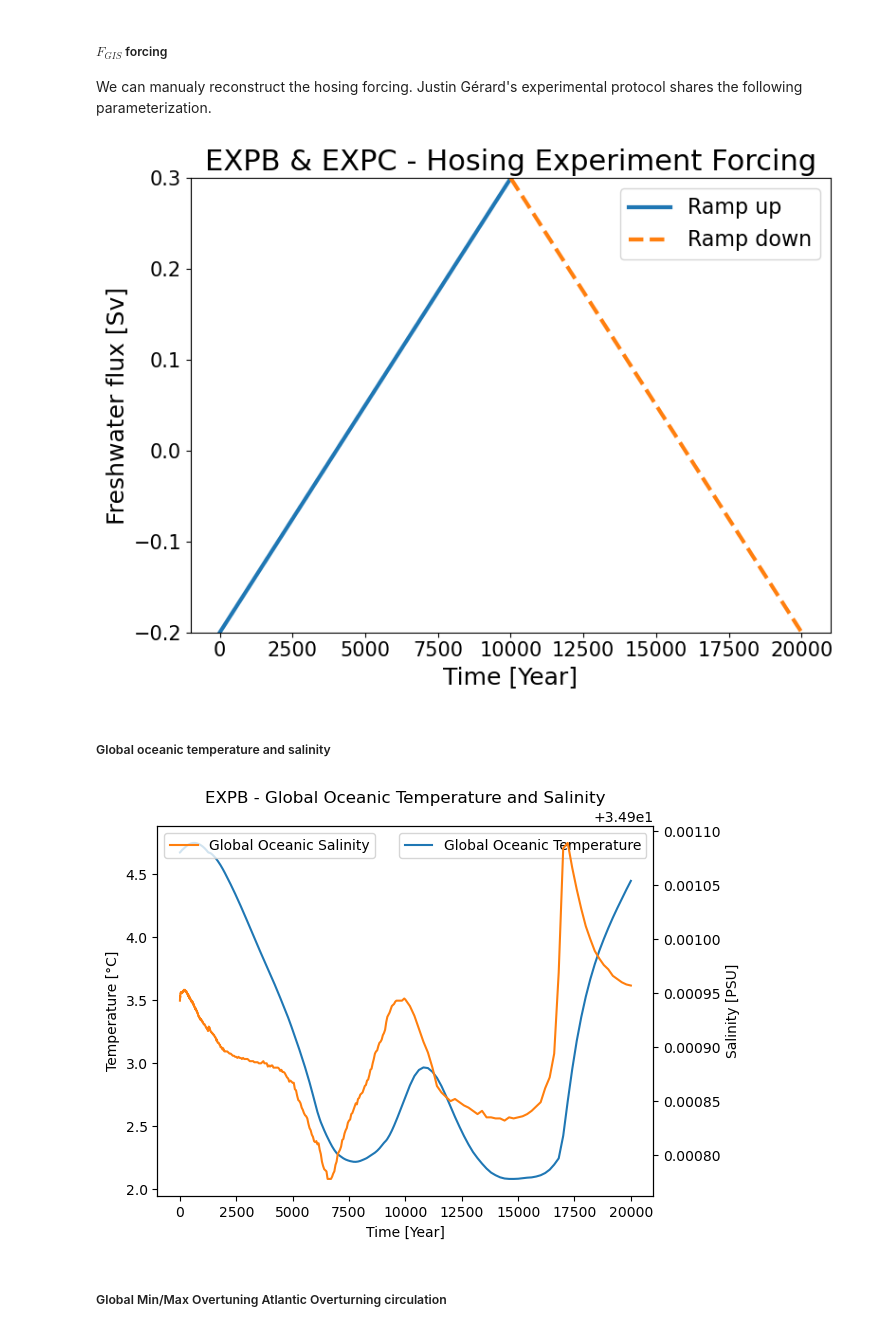
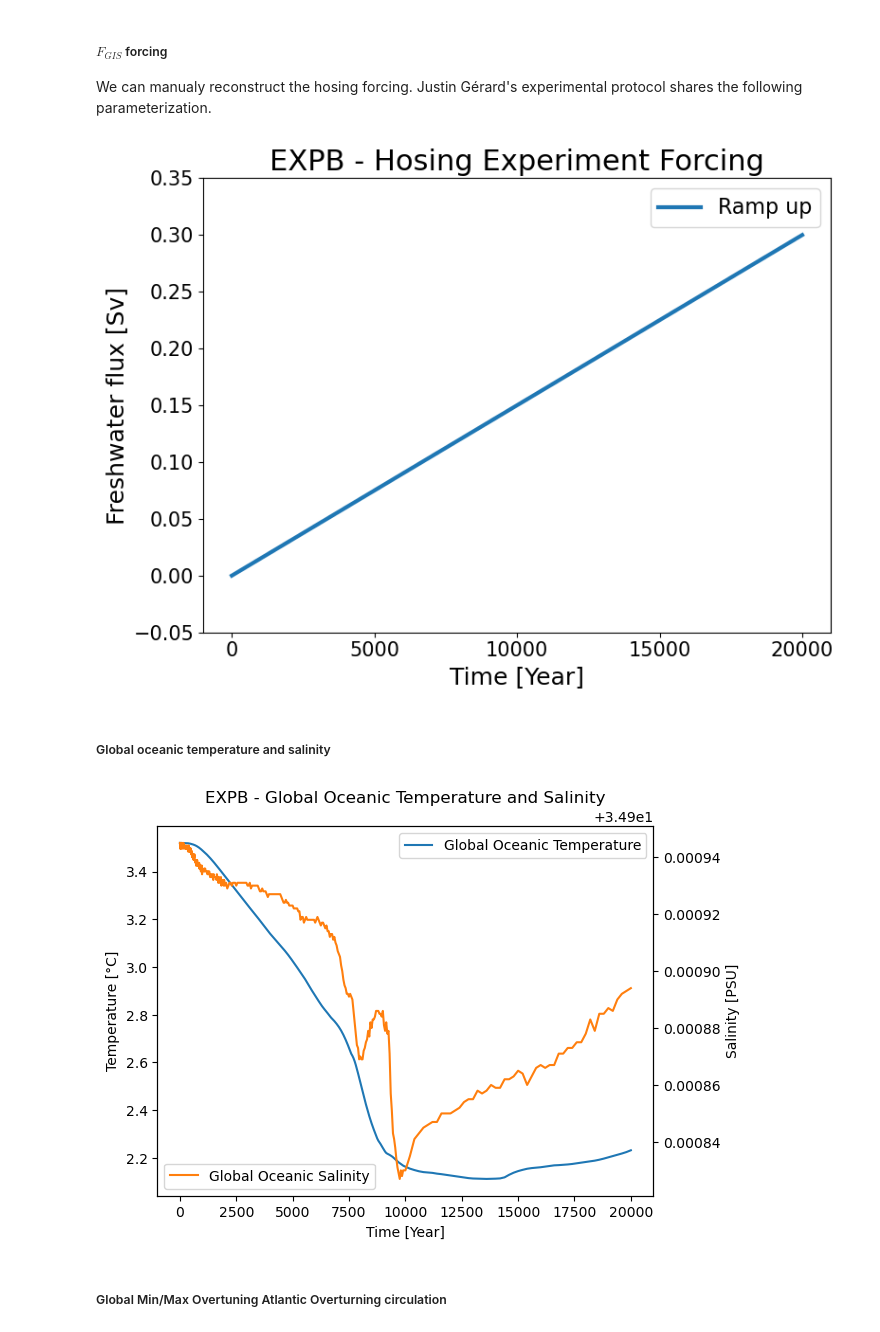
Before and after one commit to VUB-HYDR/2025_Laridon_etal_ORE, a Jupyter notebook: ATCM.ipynb, the cells around one changed output. Saved outputs shown, nothing was run; the diff lists cells and outputs as text; code cells hidden in the pictures.

```diff
--- a/ATCM.ipynb
+++ b/ATCM.ipynb
@@ -73,7 +73,7 @@ import heapq
 
 Files containing data necessary for running SURFER are available in the folder SURFER_v3 available on [url_link] In the cell below, please enter the path to where you downloaded the folder SURFER_v3 on your machine.
 # %%
-base_path = 'C:\\Users\\AL000111\\Documents\\Publication\\Laridon_et_al_2025'
+base_path = 'C:\\Users\\AL000111\\Documents\\Publication\\Laridon_et_al_ORE_2025'
 # %% [markdown]
 By default, the figures produces in this notebook will be saved in `/figures/ATCM` repository. You can specify another path if you want.
 # %%
@@ -502,43 +502,43 @@ The experiments are the following :
 # %%
 ################################# Personnal data path #####################################
 
-base_path_cGenie_sim = os.path.join(base_path,'data\\cGenie simulations\\')
+base_path_cGenie_sim = os.path.join(base_path,'data\\cGenie simulations\\Paper Simulations')
 
-personal_data_path_ExpA = os.path.join(base_path_cGenie_sim,'bifurcation_CO2\\biogem\\')
-personal_data_path_ExpB = os.path.join(base_path_cGenie_sim,'bifurcation_freshwater_flux_50_and_70_N_0.2Sv_sal_cst\\biogem\\')
+personal_data_path_ExpA = os.path.join(base_path_cGenie_sim,'JG.worjh2.T_collapse.SPIN\\biogem\\')
+personal_data_path_ExpB = os.path.join(base_path_cGenie_sim,'JG.worjh2.fw_collapse.SPIN\\biogem\\')
 
 ###################################### Reading data ######################################
 
 ############################# Exp A ##################################
-
+0.279723E-03
 ## CO2 Forcing ##
 forcing_CO_2 = pd.read_table(personal_data_path_ExpA+"biogem_series_atm_pCO2_mod.res",header=1,sep=",")
-global_pCO2 = forcing_CO_2["0.279984E-03"]
+global_pCO2 = forcing_CO_2["0.279723E-03"]
 year_ExpA = forcing_CO_2["0.500"]
 time_ramp_up_ExpA = year_ExpA[0:499]
 time_ramp_down_ExpA = year_ExpA[498:]
 
 ## Temperature Forcing ##
 forcing_temp = pd.read_table(personal_data_path_ExpA+"biogem_series_atm_temp.res", header=1, sep=",")
-global_sat = forcing_temp["12.268095"]
+global_sat = forcing_temp["12.302803"]
 
 ## Oceanic Temperature ##
 
 ocn_temp_data_ExpA = pd.read_table(personal_data_path_ExpA+'biogem_series_ocn_temp.res',header=1,sep=',')
-ocn_temp_ExpA = ocn_temp_data_ExpA["3.543834"]
+ocn_temp_ExpA = ocn_temp_data_ExpA["3.520206"]
 
 ## Oceanic Salinity ##
 
 ocn_sal_data_ExpA = pd.read_table(personal_data_path_ExpA+'biogem_series_ocn_sal.res',header=1,sep=',')
-ocn_sal_ExpA = ocn_sal_data_ExpA["34.900916"]
+ocn_sal_ExpA = ocn_sal_data_ExpA["34.900945"]
 
 ## Global and Atlantic Overturning Circulation ##
 
 opsi_ExpA = pd.read_table(personal_data_path_ExpA+"biogem_series_misc_opsi.res",header=1,sep=",")
-glob_min_overt_ExpA = opsi_ExpA["-35.594"]
-glob_max_overt_ExpA = opsi_ExpA["37.735"]
-atl_min_overt_ExpA = opsi_ExpA["-0.566"]
-atl_max_overt_ExpA = opsi_ExpA["14.398"]
+glob_min_overt_ExpA = opsi_ExpA["-35.595"]
+glob_max_overt_ExpA = opsi_ExpA["37.663"]
+atl_min_overt_ExpA = opsi_ExpA["-0.653"]
+atl_max_overt_ExpA = opsi_ExpA["14.329"]
 
 ## Normalisation of the intensity ##
 norm_atl_max_overt_ExpA = atl_max_overt_ExpA/max(atl_max_overt_ExpA)
@@ -551,25 +551,25 @@ ocn_temp_data_ExpB = pd.read_table(personal_data_path_ExpB+'biogem_series_ocn_te
 year_ExpB = ocn_temp_data_ExpB["0.500"]
 time_ramp_up_ExpB = year_ExpA[0:451]
 time_ramp_down_ExpB = year_ExpA[450:]
-ocn_temp_ExpB = ocn_temp_data_ExpB["4.674478"]
+ocn_temp_ExpB = ocn_temp_data_ExpB["3.520169"]
 
 ## Oceanic Salinity ##
 
 ocn_sal_data_ExpB = pd.read_table(personal_data_path_ExpB+'biogem_series_ocn_sal.res',header=1,sep=',')
-ocn_sal_ExpB = ocn_sal_data_ExpB["34.900942"]
+ocn_sal_ExpB = ocn_sal_data_ExpB["34.900945"]
 
 ## Temperature response ##
 
 atm_temp_ExpB = pd.read_table(personal_data_path_ExpB+"biogem_series_atm_temp_mod.res",header=1,sep=',')
-global_sat_ExpB = atm_temp_ExpB["12.265689"]
+global_sat_ExpB = atm_temp_ExpB["12.299055"]
 
 ## Global and Atlantic Overturning Circulation ##
 
 opsi_ExpB = pd.read_table(personal_data_path_ExpB+"biogem_series_misc_opsi.res",header=1,sep=",")
-glob_min_overt_ExpB = opsi_ExpB["-35.476"]
-glob_max_overt_ExpB = opsi_ExpB["36.925"]
-atl_min_overt_ExpB = opsi_ExpB["-0.191"]
-atl_max_overt_ExpB = opsi_ExpB["21.615"]
+glob_min_overt_ExpB = opsi_ExpB["-35.596"]
+glob_max_overt_ExpB = opsi_ExpB["37.664"]
+atl_min_overt_ExpB = opsi_ExpB["-0.653"]
+atl_max_overt_ExpB = opsi_ExpB["14.329"]
 
 ## Normalisation of the intensity ##
 norm_atl_max_overt_ExpB = atl_max_overt_ExpB/max(atl_max_overt_ExpB)
@@ -726,60 +739,54 @@ We can manualy reconstruct the hosing forcing. Justin Gérard's experimental pro
 # %%
 ### Construction of the Hosing Profile ###
 t_0 = 0
-t_half = 10000
 t_f = 20000
-hosing_min = -0.2
+hosing_min = 0
 hosing_max = 0.3
 
-time_ramp_up = np.arange(t_0,t_half,1)
-time_ramp_down = np.arange(t_half,t_f,1)
+time_ramp_up = np.arange(t_0,t_f,1)
 time = np.arange(t_0,t_f,1)
 
 freshwater_flux_ramp_up_hosing = interpolate.interp1d([t_0,t_half],[hosing_min,hosing_max],bounds_error= False, fill_value=0)
 frswat_flux_ramp_up = freshwater_flux_ramp_up_hosing(time_ramp_up)
 
-freshwater_flux_ramp_down_hosing = interpolate.interp1d([t_half,t_f],[hosing_max,hosing_min],bounds_error= False, fill_value=0)
-frswat_flux_ramp_down = freshwater_flux_ramp_down_hosing(time_ramp_down)
-
-hosing_forcing = np.concatenate((frswat_flux_ramp_up,frswat_flux_ramp_down))
 ### Plotting ###
 
 plt.figure(figsize=(8,6))
 plt.plot(time_ramp_up,frswat_flux_ramp_up, label='Ramp up',lw=3)
-plt.plot(time_ramp_down,frswat_flux_ramp_down,'--',label='Ramp down',lw=3)
-plt.title("EXPB & EXPC - Hosing Experiment Forcing",fontsize=22)
+plt.title("EXPB - Hosing Experiment Forcing",fontsize=22)
 plt.xlabel("Time [Year]",fontsize=18)
 plt.ylabel("Freshwater flux [Sv]",fontsize=18)
-plt.ylim(-0.2,0.3)
+plt.ylim(-0.05,0.35)
 plt.legend(fontsize=16)
 plt.tick_params(axis='both',labelsize=15)
 plt.tight_layout()
+plt.xticks(np.arange(0,25000, step=5000))
 plt.savefig(figures_path+'EXPB_F_forcing',dpi=400)
 plt.show()
 # %% [output]
-[figure, old version]
+[figure, new version]
 # %% [markdown]
 ##### Global oceanic temperature and salinity
 # %%
 fig, ax1 = plt.subplots()
 
 ax1.plot(year_ExpB, ocn_temp_ExpB,label='Global Oceanic Temperature',color="tab:blue")
 ax1.set_xlabel("Time [Year]")
 ax1.set_ylabel("Temperature [°C]")
 plt.legend()
 
 ax2 = ax1.twinx()
 
 ax2.plot(year_ExpB, ocn_sal_ExpB,label='Global Oceanic Salinity',color="tab:orange")
 ax2.set_ylabel("Salinity [PSU]")
 
 plt.title("EXPB - Global Oceanic Temperature and Salinity")
-plt.legend()
+plt.legend(loc='lower left')
 plt.savefig(figures_path+'EXPB_Glob_Temp_and_Sal')
 
 plt.show()
 # %% [output]
-[figure, old version]
+[figure, new version]
 # %% [markdown]
 ##### Global Min/Max Overtuning Atlantic Overturning circulation
 # %%
```
Also changed, not shown: parts of 13 cells of this notebook.
